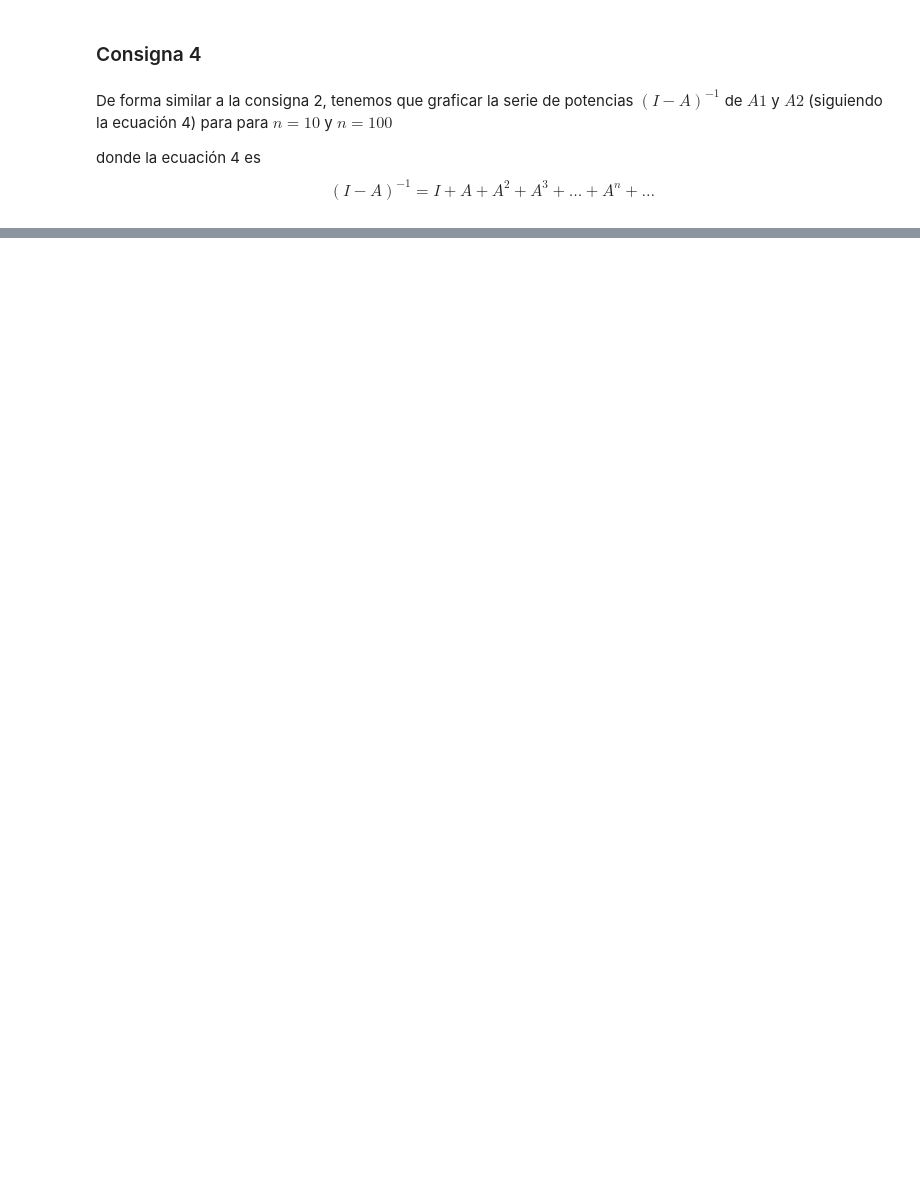
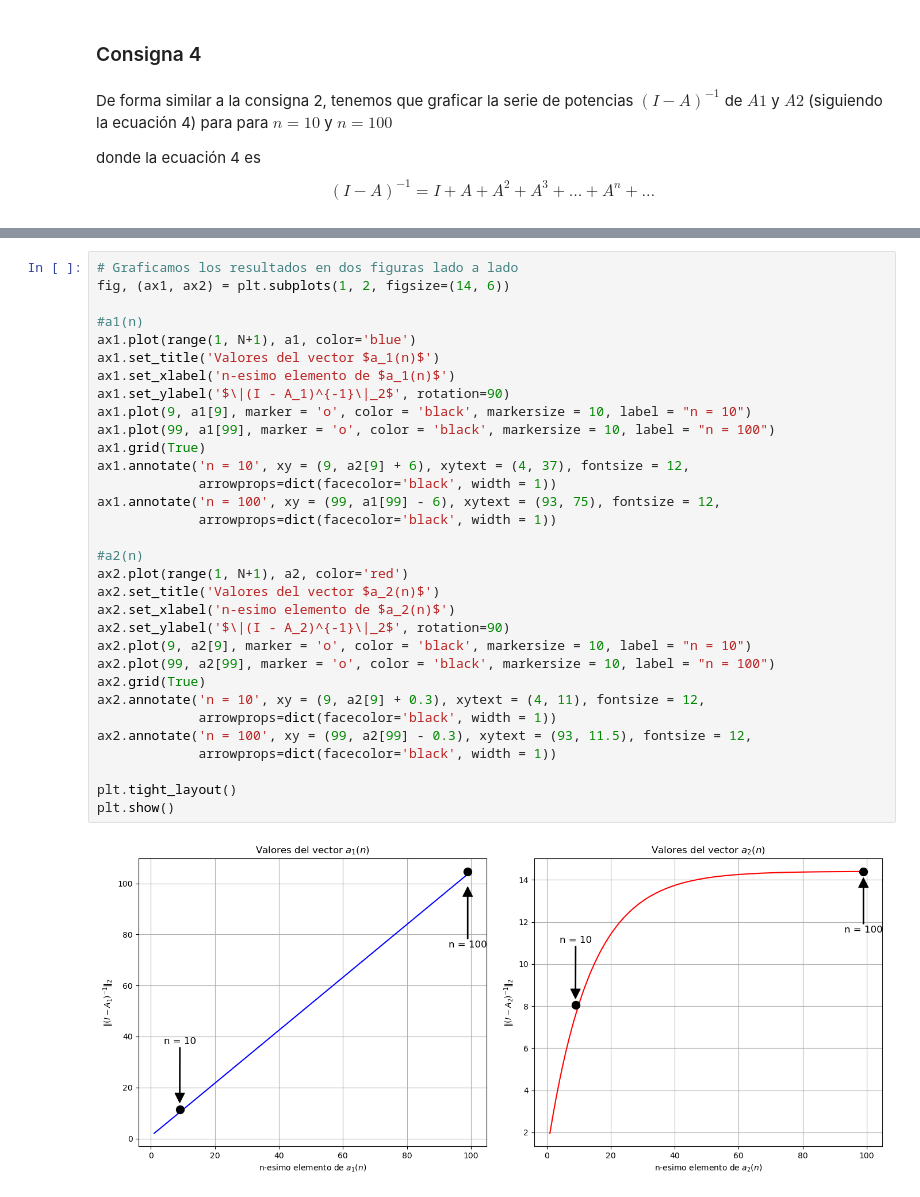
Before and after one commit to Gabrielnm7/ALC-FCEN_UBA, a Jupyter notebook: TP2/grupo_abeliano_TP2.ipynb, the cells around one changed output, grey strips where cells are left out. Cells and saved outputs as stored; diff of their text form; blank space fills up the shorter version.

```diff
--- a/TP2/grupo_abeliano_TP2.ipynb
+++ b/TP2/grupo_abeliano_TP2.ipynb
@@ -230,0 +254,34 @@ $$
+# %%
+# Graficamos los resultados en dos figuras lado a lado
+fig, (ax1, ax2) = plt.subplots(1, 2, figsize=(14, 6))
+
+#a1(n)
+ax1.plot(range(1, N+1), a1, color='blue')
+ax1.set_title('Valores del vector $a_1(n)$')
+ax1.set_xlabel('n-esimo elemento de $a_1(n)$')
+ax1.set_ylabel('$\|(I - A_1)^{-1}\|_2$', rotation=90)
+ax1.plot(9, a1[9], marker = 'o', color = 'black', markersize = 10, label = "n = 10")
+ax1.plot(99, a1[99], marker = 'o', color = 'black', markersize = 10, label = "n = 100")
+ax1.grid(True)
+ax1.annotate('n = 10', xy = (9, a2[9] + 6), xytext = (4, 37), fontsize = 12,
+             arrowprops=dict(facecolor='black', width = 1))
+ax1.annotate('n = 100', xy = (99, a1[99] - 6), xytext = (93, 75), fontsize = 12,
+             arrowprops=dict(facecolor='black', width = 1))
+
+#a2(n)
+ax2.plot(range(1, N+1), a2, color='red')
+ax2.set_title('Valores del vector $a_2(n)$')
+ax2.set_xlabel('n-esimo elemento de $a_2(n)$')
+ax2.set_ylabel('$\|(I - A_2)^{-1}\|_2$', rotation=90)
+ax2.plot(9, a2[9], marker = 'o', color = 'black', markersize = 10, label = "n = 10")
+ax2.plot(99, a2[99], marker = 'o', color = 'black', markersize = 10, label = "n = 100")
+ax2.grid(True)
+ax2.annotate('n = 10', xy = (9, a2[9] + 0.3), xytext = (4, 11), fontsize = 12,
+             arrowprops=dict(facecolor='black', width = 1))
+ax2.annotate('n = 100', xy = (99, a2[99] - 0.3), xytext = (93, 11.5), fontsize = 12,
+             arrowprops=dict(facecolor='black', width = 1))
+
+plt.tight_layout()
+plt.show()
+# %% [output]
+[figure, added]
```
Also changed, not shown: parts of 7 cells of this notebook.
